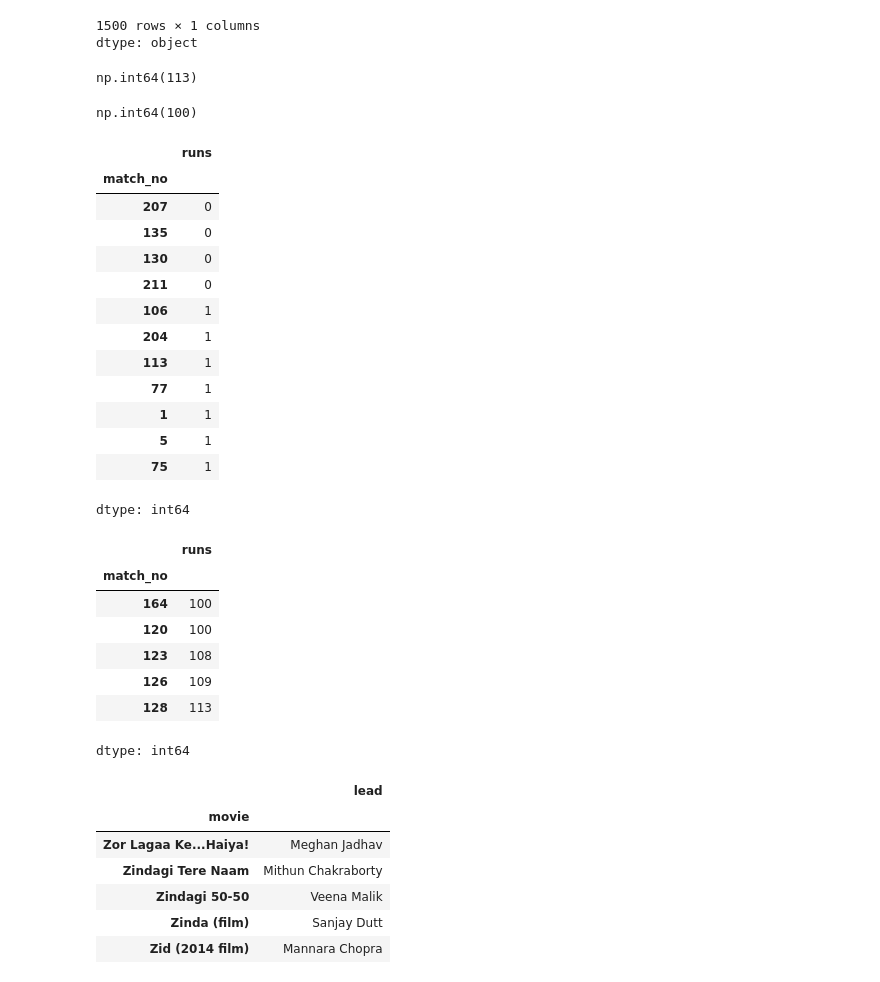
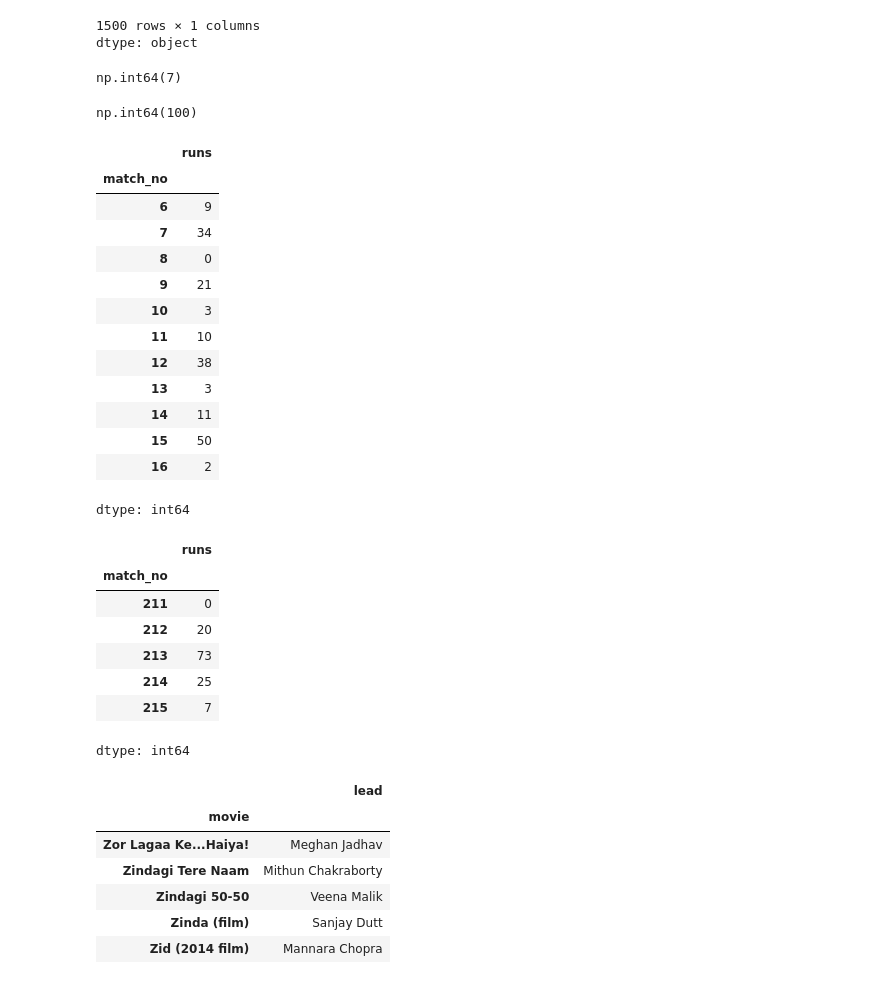
Before and after one commit to ankitpredictsX/Data-Science, a Jupyter notebook: pandas/pandas.ipynb, the cells around one changed output. Drawn from its saved outputs; the diff is of its cells as text; code cells hidden in the pictures.

```diff
--- a/pandas/pandas.ipynb
+++ b/pandas/pandas.ipynb
@@ -291,4 +264,4 @@ movies
 1500 rows × 1 columns
 dtype: object
 # %%
-vk = vk.sort_values()
+vk.sort_values()
@@ -398,5 +387,5 @@ dtype: object
 # %%
 vk.iloc[-1]
 # %% [output]
-np.int64(113)
+np.int64(7)
 # %%
@@ -405,21 +394,21 @@ marks_series.iloc[-1]
 np.int64(100)
 # %%
 # slicing
-vk.iloc[5:16]
+vk[5:16]
 # %% [output]
 |  | runs |
 | match_no |  |
-| 207 | 0 |
-| 135 | 0 |
-| 130 | 0 |
-| 211 | 0 |
-| 106 | 1 |
-| 204 | 1 |
-| 113 | 1 |
-| 77 | 1 |
-| 1 | 1 |
-| 5 | 1 |
-| 75 | 1 |
+| 6 | 9 |
+| 7 | 34 |
+| 8 | 0 |
+| 9 | 21 |
+| 10 | 3 |
+| 11 | 10 |
+| 12 | 38 |
+| 13 | 3 |
+| 14 | 11 |
+| 15 | 50 |
+| 16 | 2 |
 dtype: int64
 # %%
 # negative slicing
@@ -427,11 +416,11 @@ vk[-5:]
 # %% [output]
 |  | runs |
 | match_no |  |
-| 164 | 100 |
-| 120 | 100 |
-| 123 | 108 |
-| 126 | 109 |
-| 128 | 113 |
+| 211 | 0 |
+| 212 | 20 |
+| 213 | 73 |
+| 214 | 25 |
+| 215 | 7 |
 dtype: int64
 # %%
 movies[::2]
```
Also changed, not shown: parts of 209 cells of this notebook.
